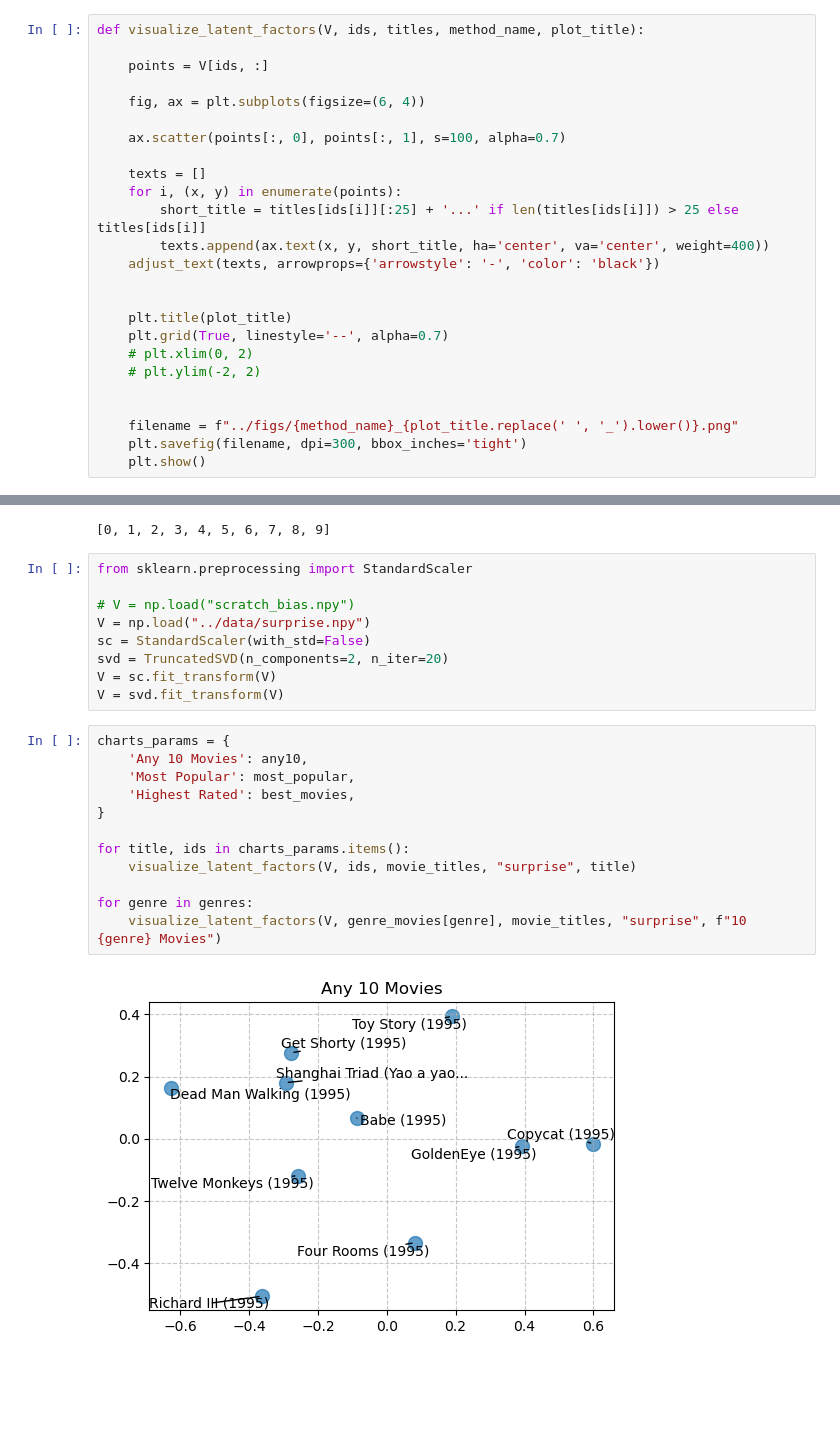
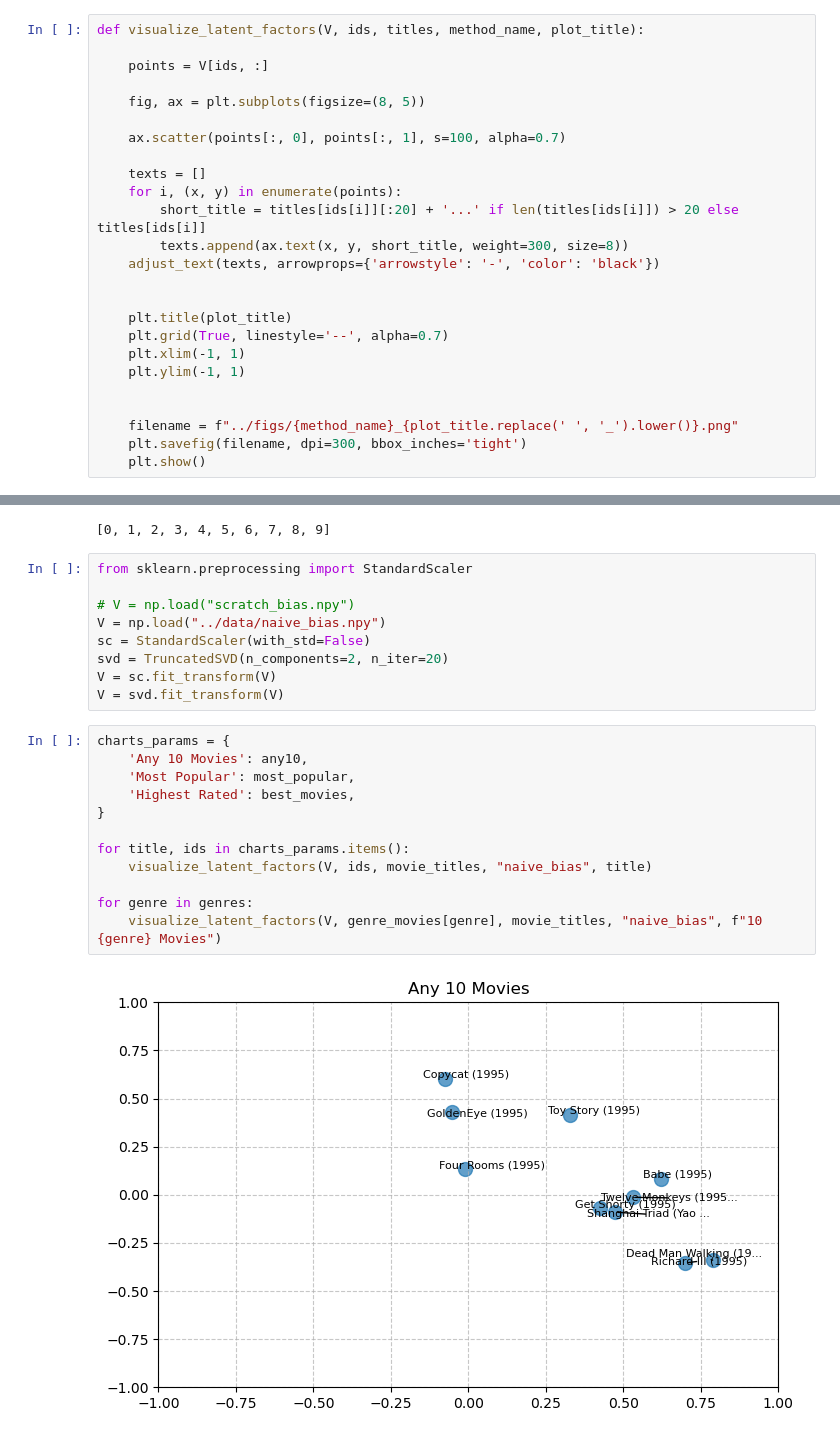
Before and after one commit to Exr0nRandomProjects/25wi-cs155-project2, a Jupyter notebook: code/visualization.ipynb, the cells around one changed output, grey strips where cells are left out. Drawn from its saved outputs; the diff is of its cells as text; blank space fills up the shorter version.

Commit message:
use same graph scale

```diff
--- a/code/visualization.ipynb
+++ b/code/visualization.ipynb
@@ -10,21 +10,21 @@ def visualize_latent_factors(V, ids, titles, method_name, plot_title):
 
     points = V[ids, :]
 
-    fig, ax = plt.subplots(figsize=(6, 4))
+    fig, ax = plt.subplots(figsize=(8, 5))
 
     ax.scatter(points[:, 0], points[:, 1], s=100, alpha=0.7)
 
     texts = []
     for i, (x, y) in enumerate(points):
-        short_title = titles[ids[i]][:25] + '...' if len(titles[ids[i]]) > 25 else titles[ids[i]]
-        texts.append(ax.text(x, y, short_title, ha='center', va='center', weight=400))
+        short_title = titles[ids[i]][:20] + '...' if len(titles[ids[i]]) > 20 else titles[ids[i]]
+        texts.append(ax.text(x, y, short_title, weight=300, size=8))
     adjust_text(texts, arrowprops={'arrowstyle': '-', 'color': 'black'})
 
 
     plt.title(plot_title)
     plt.grid(True, linestyle='--', alpha=0.7)
-    # plt.xlim(0, 2)
-    # plt.ylim(-2, 2)
+    plt.xlim(-1, 1)
+    plt.ylim(-1, 1)
 
 
     filename = f"../figs/{method_name}_{plot_title.replace(' ', '_').lower()}.png"
@@ -61,7 +61,7 @@ print(any10)
 from sklearn.preprocessing import StandardScaler
 
 # V = np.load("scratch_bias.npy")
-V = np.load("../data/surprise.npy")
+V = np.load("../data/naive_bias.npy")
 sc = StandardScaler(with_std=False)
 svd = TruncatedSVD(n_components=2, n_iter=20)
 V = sc.fit_transform(V)
@@ -69,14 +69,14 @@ V = svd.fit_transform(V)
 # %%
 charts_params = {
     'Any 10 Movies': any10,
     'Most Popular': most_popular,
     'Highest Rated': best_movies,
 }
 
 for title, ids in charts_params.items():
-    visualize_latent_factors(V, ids, movie_titles, "surprise", title)
+    visualize_latent_factors(V, ids, movie_titles, "naive_bias", title)
 
 for genre in genres:
-    visualize_latent_factors(V, genre_movies[genre], movie_titles, "surprise", f"10 {genre} Movies")
+    visualize_latent_factors(V, genre_movies[genre], movie_titles, "naive_bias", f"10 {genre} Movies")
 # %% [output]
-[figure, old version]
+[figure, new version]
```
Also changed, not shown: parts of 1 cell of this notebook, 21 other files.
